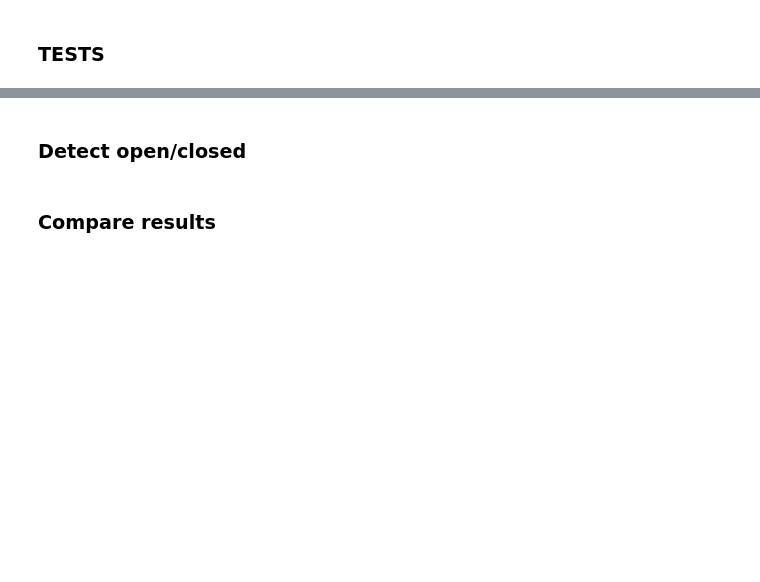
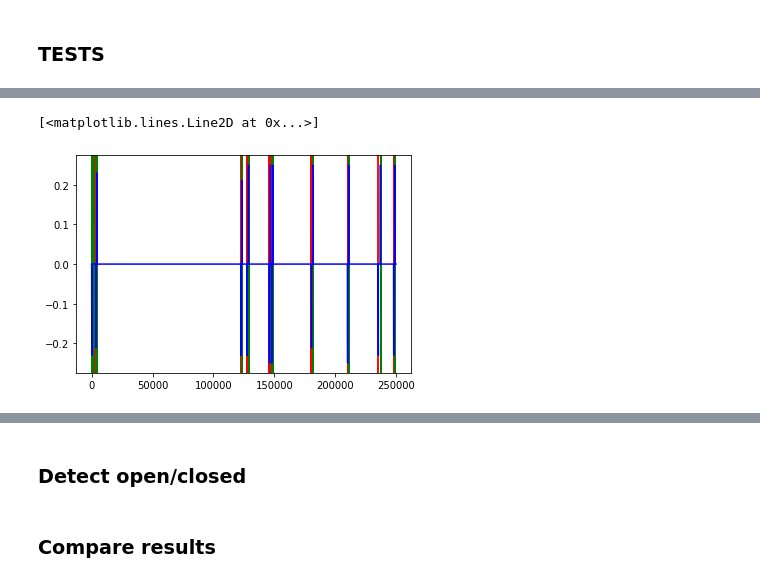
Before and after one commit to marcvernet31/door_opening, a Jupyter notebook: notebooks/result.ipynb, the cells around one changed output, grey strips where cells are left out. Drawn from its saved outputs; the diff is of its cells as text; code cells hidden in the pictures; blank space fills up the shorter version.

```diff
--- a/notebooks/result.ipynb
+++ b/notebooks/result.ipynb
@@ -151,6 +151,17 @@ lastZero_z = 0   # Last zero before movement
 
 coef1 = 1.2
 coef2 = 0.5
+
+
+## Detect Open/Closed
+
+state_x = "unknown"
+state_y = "unknown"
+state_z = "unknown"
+
+stateList_x = list([state_x])
+stateList_y = list([state_y])
+stateList_z = list([state_z])
 # %%
 for i in range(0, 500000):
 
@@ -356,0 +411,13 @@ for i in range(0, 500000):
+# %%
+for i in range(0, len(stateList_y[a:b])):
+    if(stateList_y[i] == "open"):
+        plt.axvline(x=i, color='green', linestyle='-')
+    if(stateList_y[i] == "closed"):
+        plt.axvline(x=i, color='red', linestyle='-')
+    if(stateList_y[i] == "unknown"):
+        plt.axvline(x=i, color='yellow', linestyle='-')
+
+plt.plot(clean_y_change[a:b], color="blue")
+# %% [output]
+[<matplotlib.lines.Line2D at 0x...>]
+[figure, added]
```
Also changed, not shown: parts of 19 cells of this notebook.
